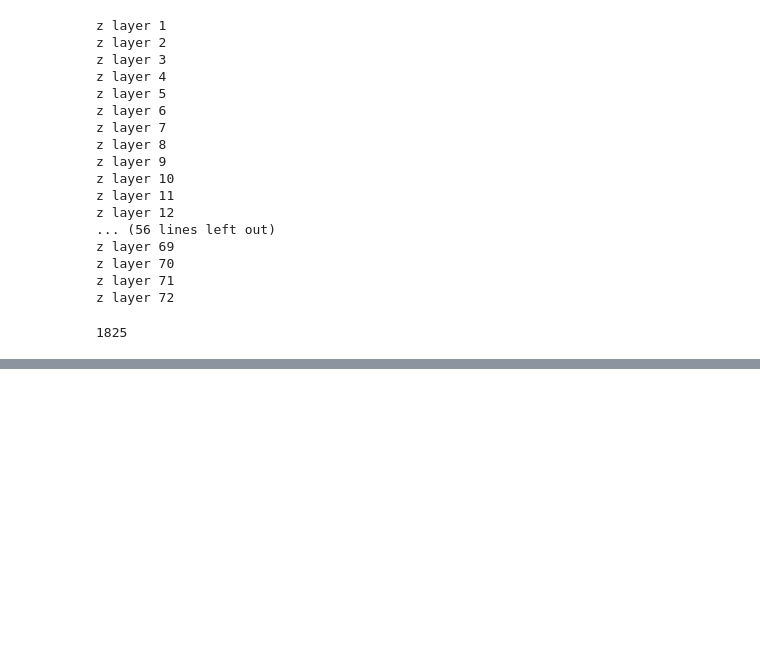
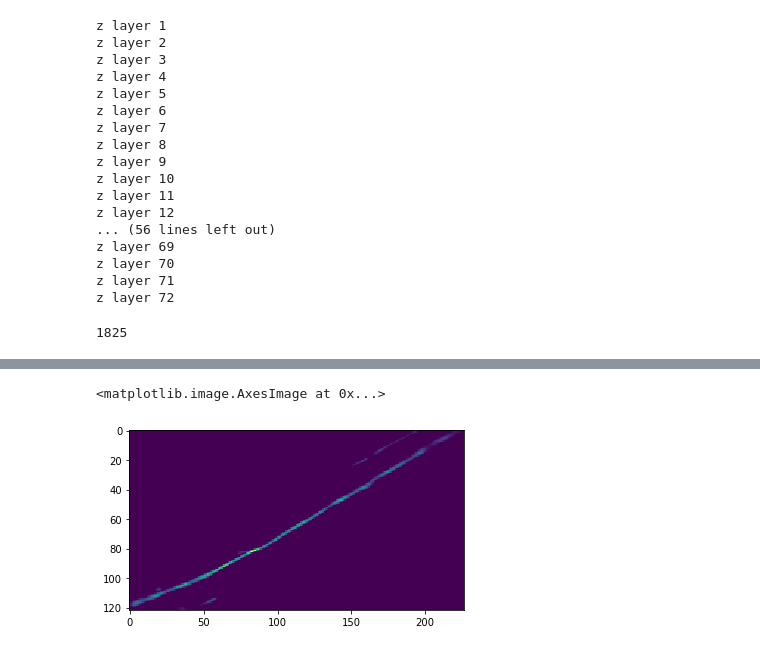
Before and after one commit to xiyuyi/PyPRIS, a Jupyter notebook: get_fig_for_pub_Feature3.ipynb, the cells around one changed output, grey strips where cells are left out. Saved outputs shown, nothing was run; the diff lists cells and outputs as text; code cells hidden in the pictures; blank space fills up the shorter version.

```diff
--- a/get_fig_for_pub_Feature3.ipynb
+++ b/get_fig_for_pub_Feature3.ipynb
@@ -987,0 +994,9 @@ z layer 72
+# %%
+psize = 62.7579 # pixel size is 62.7579 nanometers as measured by a reticle.
+xcounts2 = np.int(np.round(81*psize/25*10))
+print('if resize the x dimension into the size of '+str(xcounts)+'then one pixel along x dimension is 2.5 nm')
+print('a 800 nm scale bar would be ' + str(800/2.5) + 'counts of the resized pixels')
+print('')
+ycounts2 = np.int(np.round(81*psize/25*10))
+print('if resize the y dimension into the size of '+str(ycounts)+'then one pixel along y dimension is 2.5 nm')
+print('a 800 nm scale bar would be ' + str(800/2.5) + 'counts of the resized pixels')
@@ -987,0 +1182,5 @@ z layer 72
+# %%
+plt.imshow(np.mean(vis,axis=0))
+# %% [output]
+<matplotlib.image.AxesImage at 0x...>
+[figure, added]
```
Also changed, not shown: parts of 16 cells of this notebook.
